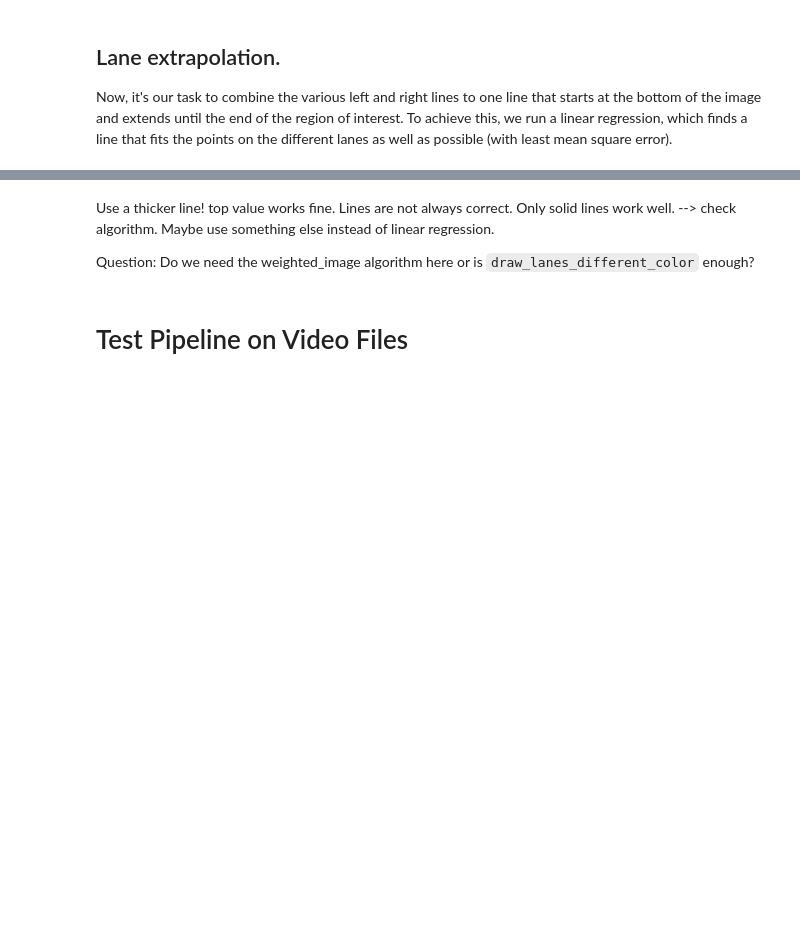
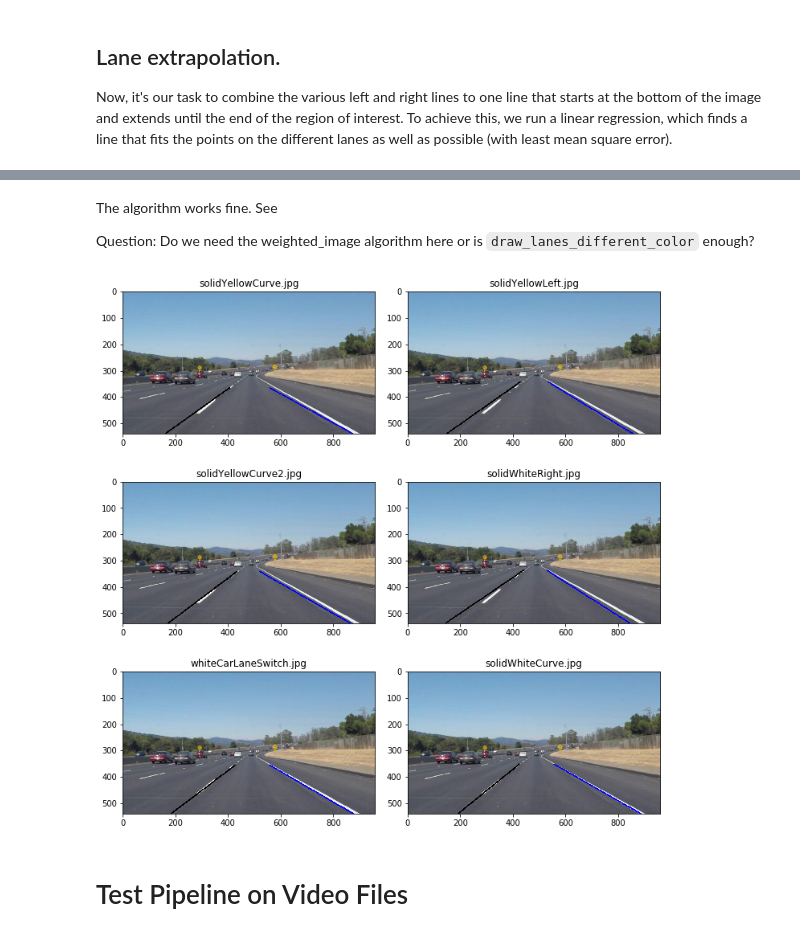
Before and after one commit to julia-kraus/CarND-LaneLines-P1, a Jupyter notebook: P1-Copy1.ipynb, the cells around one changed output, grey strips where cells are left out. Saved outputs shown, nothing was run; the diff lists cells and outputs as text; code cells hidden in the pictures; blank space fills up the shorter version.

Commit message:
pipeline working, just colors get lost

```diff
--- a/P1-Copy1.ipynb
+++ b/P1-Copy1.ipynb
@@ -370,7 +370,7 @@ def draw_lanes_different_color(img, left_lanes, right_lanes, left_lane_color=[25
 def get_top_y(lines):
     y_values = []
     for line in lines:
-        for x1, y1, x2, y2 in lines:
+        for x1, y1, x2, y2 in line:
             y_values.append(y1)
             y_values.append(y2)
     top_y = min(y_values)
@@ -434,19 +434,25 @@ def get_lane_parameters(lines):
             y_values.append(y2)
     # We choose the top y value as the minimum value over the y values of all lines.
     slope, intercept, r_value, p_value, std_err = stats.linregress(x_values, y_values)
-    return (slope, intercept, top_y)
+    return slope, intercept
 
 
 def get_full_lane(img, all_hough_lines, lines):
     top_y = get_top_y(all_hough_lines)
     # first, one average line is created out of lines by linear regression
-    slope, intercept, top_y = get_lane_parameters(lines)
+    slope, intercept = get_lane_parameters(lines)
     bottom_y = img.shape[0] - 1
 
     bottom_x = (bottom_y - intercept) / slope
     top_x = (top_y - intercept) / slope
     full_lane = [[[int(bottom_x), int(bottom_y), int(top_x), int(top_y)]]]
     return full_lane
+
+def get_lanes(img, hough_lines, thickness=5):
+    left_lanes, right_lanes = separate_lanes(img, hough_lines)
+    left_full_lane = get_full_lane(img, hough_lines, left_lanes)
+    right_full_lane = get_full_lane(img, hough_lines, right_lanes)
+    return draw_lanes_different_color(im, left_full_lane, right_full_lane, thickness)
 # %%
 lane_images = []
 for (im, h_trafo) in zip(test_imgs, hough_trafos):
@@ -461,7 +467,5 @@ ValueError: not enough values to unpack (expected 4, got 1)
 # %% [markdown]
-Use a thicker line!
-top value works fine. Lines are not always correct. Only solid lines work well.
---> check algorithm. Maybe use something else instead of linear regression.
+The algorithm works fine. See
 
 Question: Do we need the weighted_image algorithm here or is `draw_lanes_different_color` enough?
 # %%
@@ -479,14 +483,13 @@ def detect_lane_lines_with_lane_interpolation(img):
     # hough transform
     hough_trafo = hough_transform(canny_img, min_line_len=25, max_line_gap=10)
     ### maybe rather do one interpolation function
-    # separate left from right lanes
-    left_lanes, right_lanes = separate_lanes()
-    ##############################################
-    # here is going to be the draw_lanes function
-    #############################################
-    # draw lines on image
-    weighted_image = weighted_img(img=hough_img, initial_img=img)
-    return weighted_image
+    lanes_img = get_lanes(img, hough_trafo, thickness=5)
+    return lanes_img
+# %%
+lane_detections = [detect_lane_lines_with_lane_interpolation(img) for img in test_imgs]
+show_test_images(lane_detections)
+# %% [output]
+[figure, added]
 # %% [markdown]
 # Test Pipeline on Video Files
 # %% [markdown]
```
Also changed, not shown: parts of 1 cell of this notebook.
